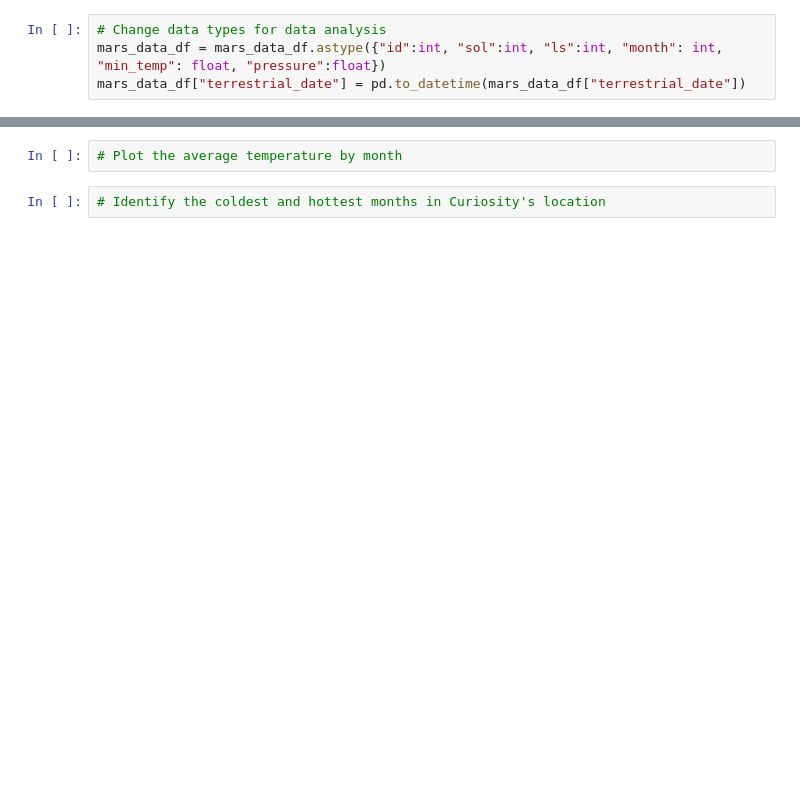
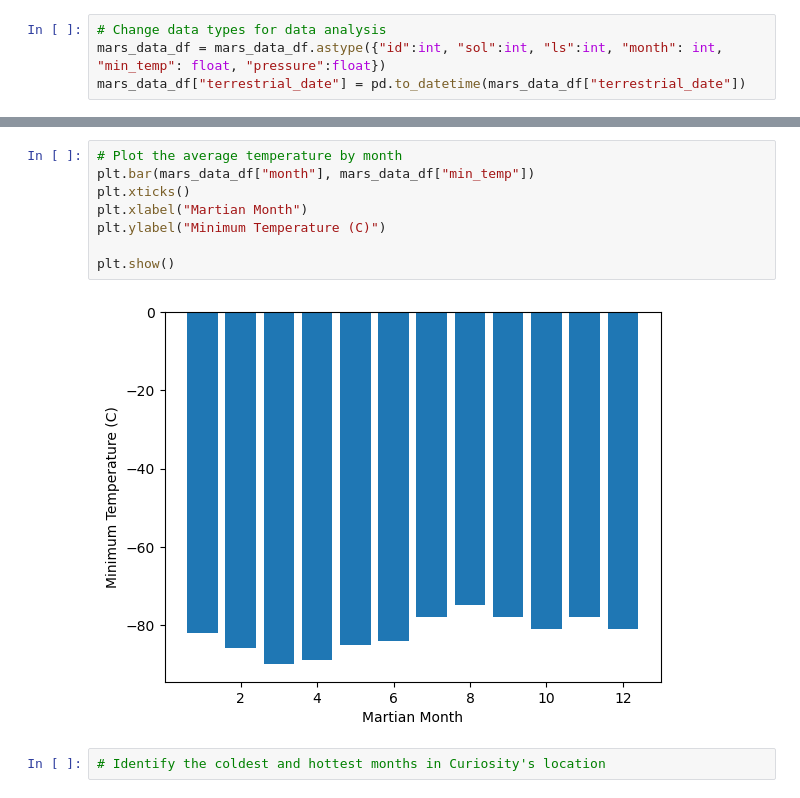
Before and after one commit to smepps1989/beautiful_soup_challenge, a Jupyter notebook: part_2_mars_weather.ipynb, the cells around one changed output, grey strips where cells are left out. Saved outputs shown, nothing was run; the diff lists cells and outputs as text; blank space fills up the shorter version.

Commit message:
create dfs for avg min temp by month and pressure by month; create bar chart for min temp

```diff
--- a/part_2_mars_weather.ipynb
+++ b/part_2_mars_weather.ipynb
@@ -112,5 +194,13 @@ Analyze your dataset by using Pandas functions to answer the following questions
-# %%
-# Plot the average temperature by month
+# %%
+# Plot the average temperature by month
+plt.bar(mars_data_df["month"], mars_data_df["min_temp"])
+plt.xticks()
+plt.xlabel("Martian Month")
+plt.ylabel("Minimum Temperature (C)")
+
+plt.show()
+# %% [output]
+[figure, added]
 # %%
 # Identify the coldest and hottest months in Curiosity's location
 # %%
```
Also changed, not shown: parts of 14 cells of this notebook.
